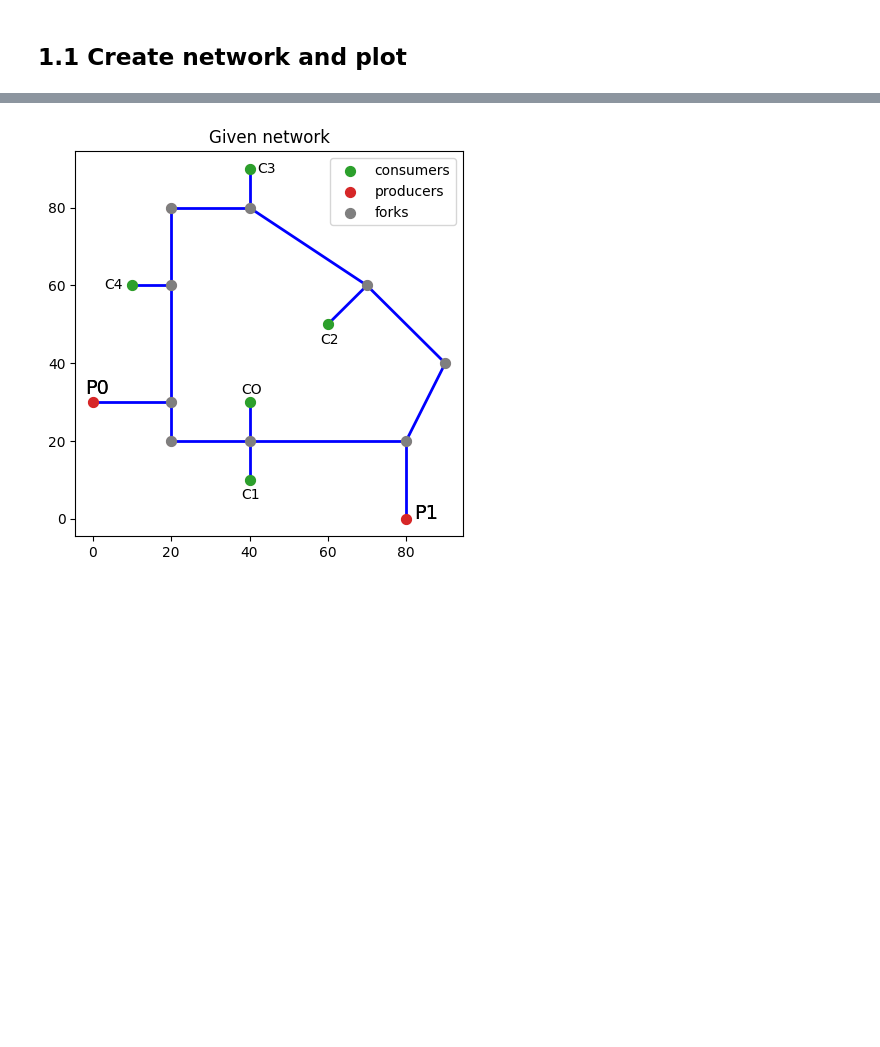
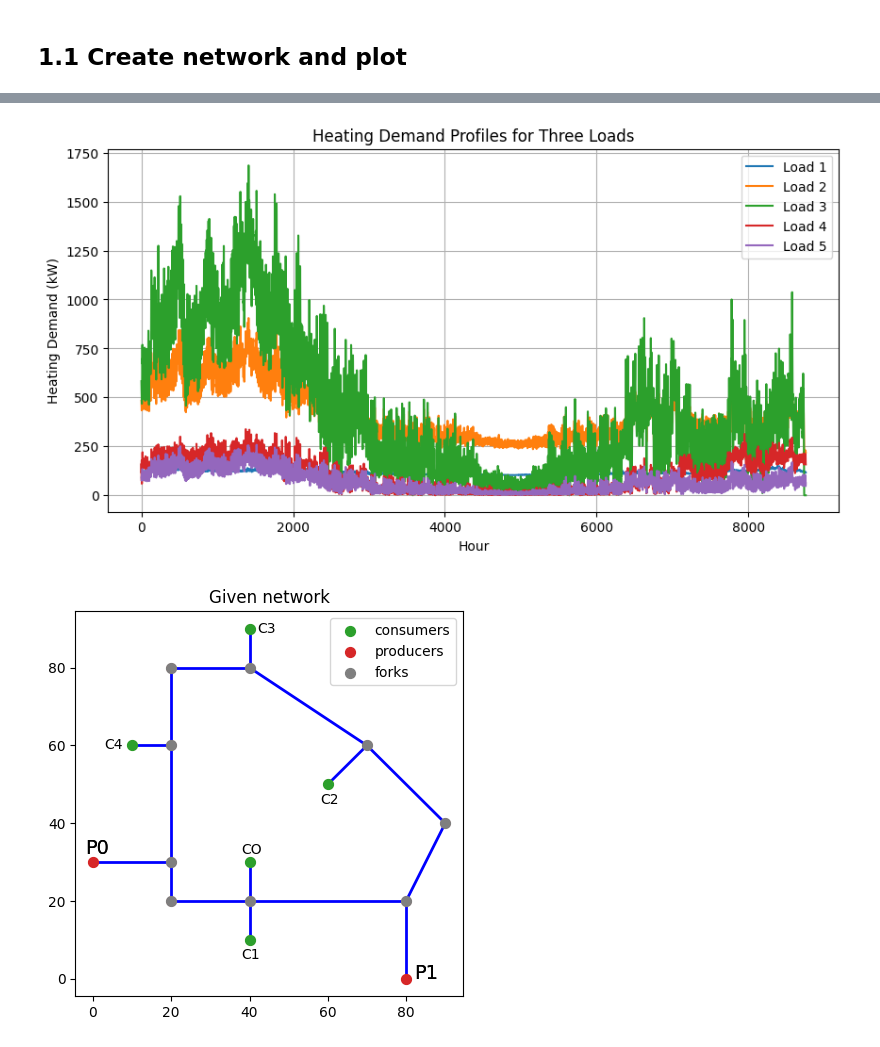
Before and after one commit to maxensruet-a11y/POEN---Project-2-DHN, a Jupyter notebook: Tutorial_3/Tutorial/POEN_P2_1.ipynb, the cells around one changed output, grey strips where cells are left out. Cells and saved outputs as stored; diff of their text form; code cells hidden in the pictures; blank space fills up the shorter version.

```diff
--- a/Tutorial_3/Tutorial/POEN_P2_1.ipynb
+++ b/Tutorial_3/Tutorial/POEN_P2_1.ipynb
@@ -94,3 +94,7 @@ DN_50 = {
     'max_capacity' : 179,
     'min_capacity' : 178,
 }
+# %%
+#Load the heating demand
+df = pd.read_excel(r'C:\Users\maxen\OneDrive\Bureau\ECL\Double Diplome\2024_2025_DD\KTH\Cours\MJ2505_Practical_Opti\Project\Project 2 - DHN\POEN---Project-2\Project 2_DHN_demand_profiles_2025(1).xlsx')
+df.head()
@@ -97,3 +108,18 @@ DN_50 = {
+# %%
+plt.figure(figsize=(10,5))
+plt.plot(df['Hour'], df['Load 14'], label='Load 1')
+plt.plot(df['Hour'], df['Load 27'], label='Load 2')
+plt.plot(df['Hour'], df['Load 36'], label='Load 3')
+plt.plot(df['Hour'], df['Load 37'], label='Load 4')
+plt.plot(df['Hour'], df['Load 38'], label='Load 5')
+plt.xlabel('Hour')
+plt.ylabel('Heating Demand (kW)')
+plt.title('Heating Demand Profiles for Three Loads')
+plt.legend()
+plt.grid()
+plt.show()
+# %% [output]
+[figure, added]
 # %%
 # plot initial/given network
 static_map = dhnx.plotting.StaticMap(network) # That's how DHNx plots the network
```
Also changed, not shown: parts of 6 cells of this notebook, 5 other files.
